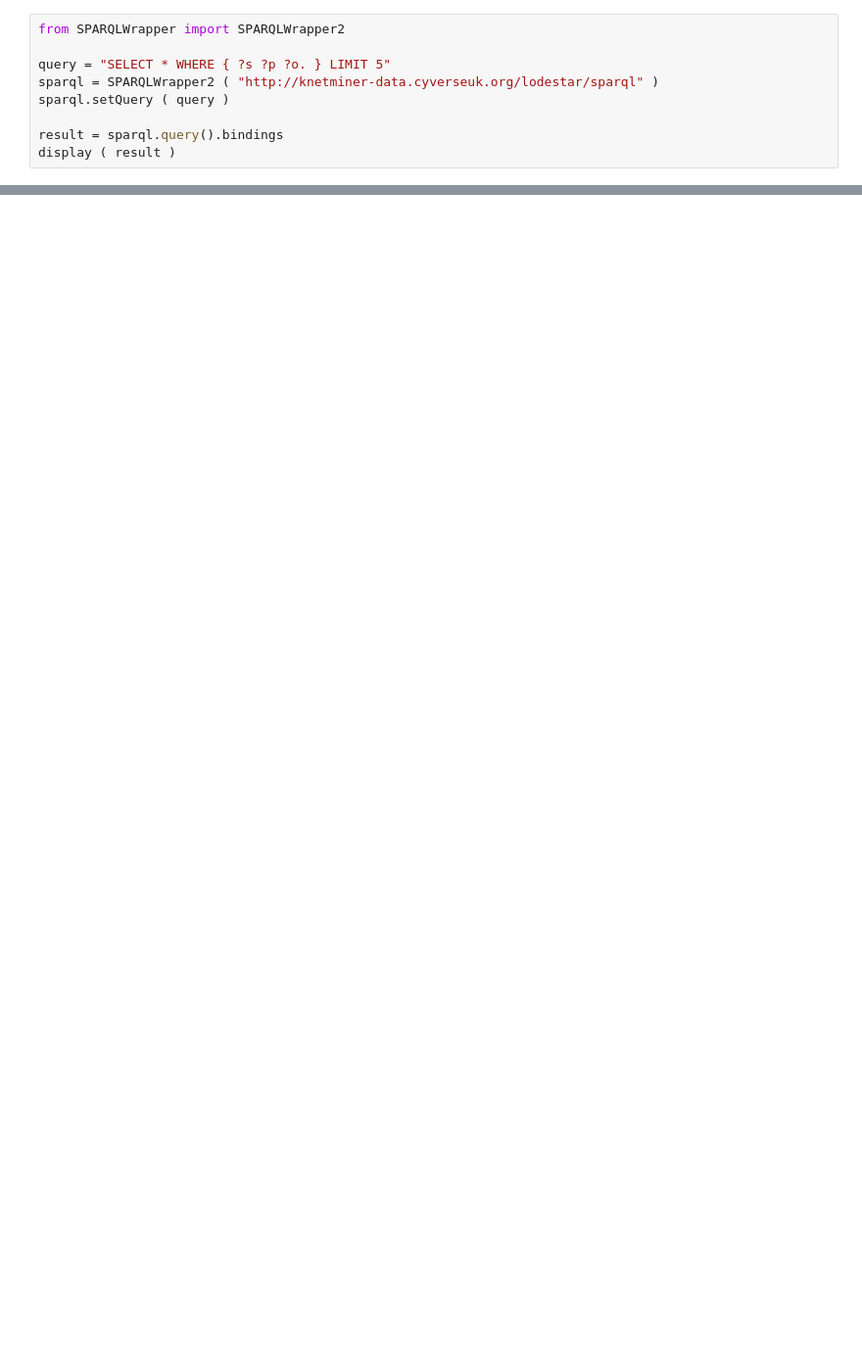
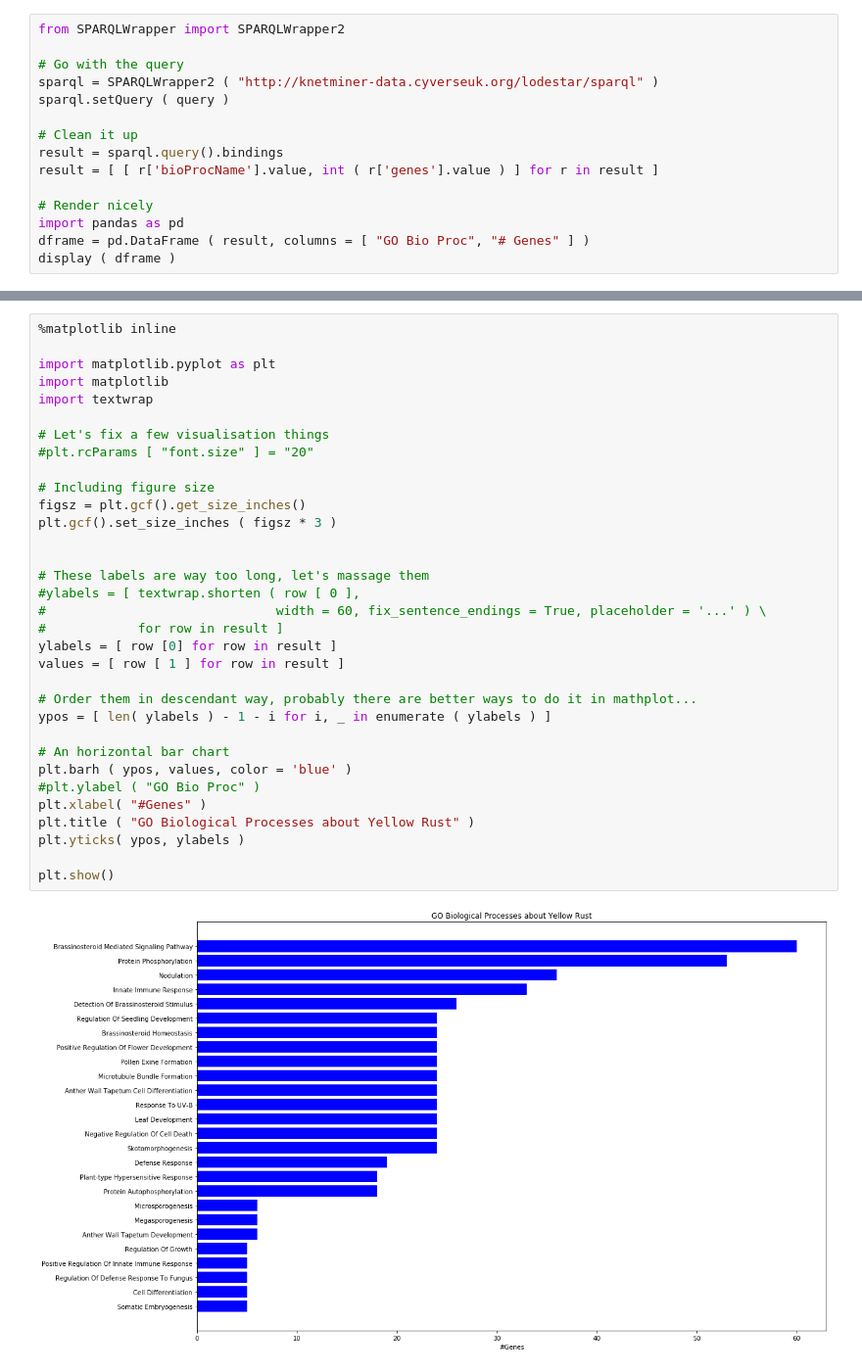
Before and after one commit to marco-brandizi/jupyter-test, a Jupyter notebook: sparqlwrapper-test.ipynb, the cells around one changed output, grey strips where cells are left out. Shown at 98% size. Saved outputs shown, nothing was run; the diff lists cells and outputs as text; blank space fills up the shorter version.

```diff
--- a/sparqlwrapper-test.ipynb
+++ b/sparqlwrapper-test.ipynb
@@ -1,10 +58,16 @@
 # %%
 from SPARQLWrapper import SPARQLWrapper2
 
-query = "SELECT * WHERE { ?s ?p ?o. } LIMIT 5"
+# Go with the query
 sparql = SPARQLWrapper2 ( "http://knetminer-data.cyverseuk.org/lodestar/sparql" )
 sparql.setQuery ( query )
 
+# Clean it up
 result = sparql.query().bindings
-display ( result )
+result = [ [ r['bioProcName'].value, int ( r['genes'].value ) ] for r in result ]
+
+# Render nicely
+import pandas as pd
+dframe = pd.DataFrame ( result, columns = [ "GO Bio Proc", "# Genes" ] )
+display ( dframe )
 # %% [output]
@@ -25,0 +93,35 @@ display ( result )
+# %%
+%matplotlib inline
+
+import matplotlib.pyplot as plt
+import matplotlib
+import textwrap
+
+# Let's fix a few visualisation things
+#plt.rcParams [ "font.size" ] = "20"
+
+# Including figure size
+figsz = plt.gcf().get_size_inches()
+plt.gcf().set_size_inches ( figsz * 3 )
+
+
+# These labels are way too long, let's massage them
+#ylabels = [ textwrap.shorten ( row [ 0 ],
+#                              width = 60, fix_sentence_endings = True, placeholder = '...' ) \
+#            for row in result ]
+ylabels = [ row [0] for row in result ]
+values = [ row [ 1 ] for row in result ]
+
+# Order them in descendant way, probably there are better ways to do it in mathplot...
+ypos = [ len( ylabels ) - 1 - i for i, _ in enumerate ( ylabels ) ]
+
+# An horizontal bar chart
+plt.barh ( ypos, values, color = 'blue' )
+#plt.ylabel ( "GO Bio Proc" )
+plt.xlabel( "#Genes" )
+plt.title ( "GO Biological Processes about Yellow Rust" )
+plt.yticks( ypos, ylabels )
+
+plt.show()
+# %% [output]
+[figure, added]
```
Also changed, not shown: parts of 5 cells of this notebook, 5 other files.
